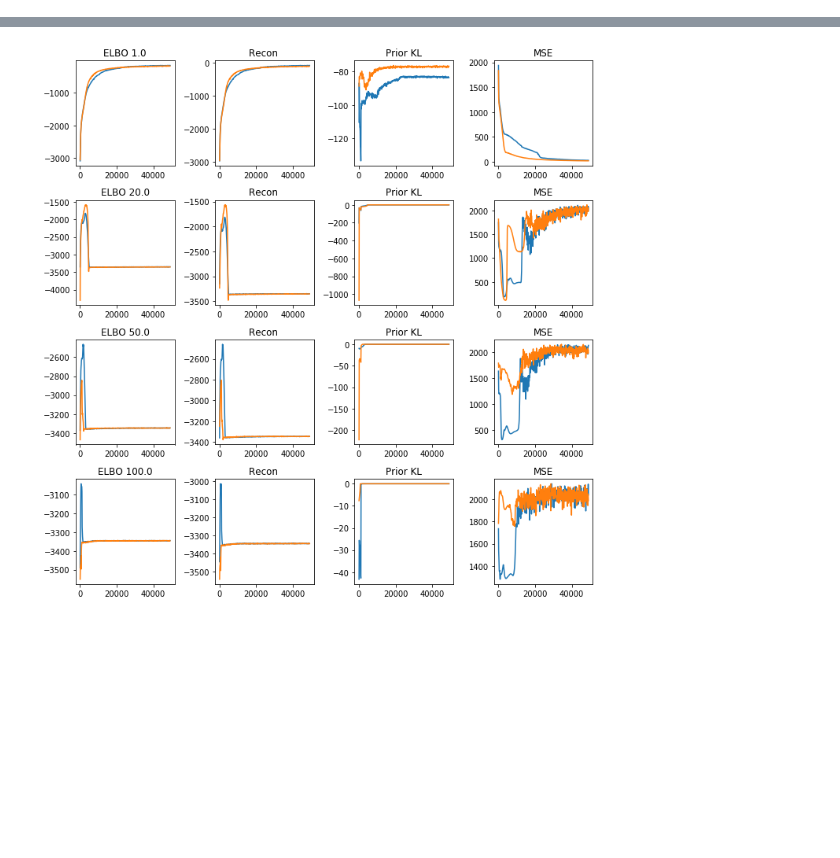
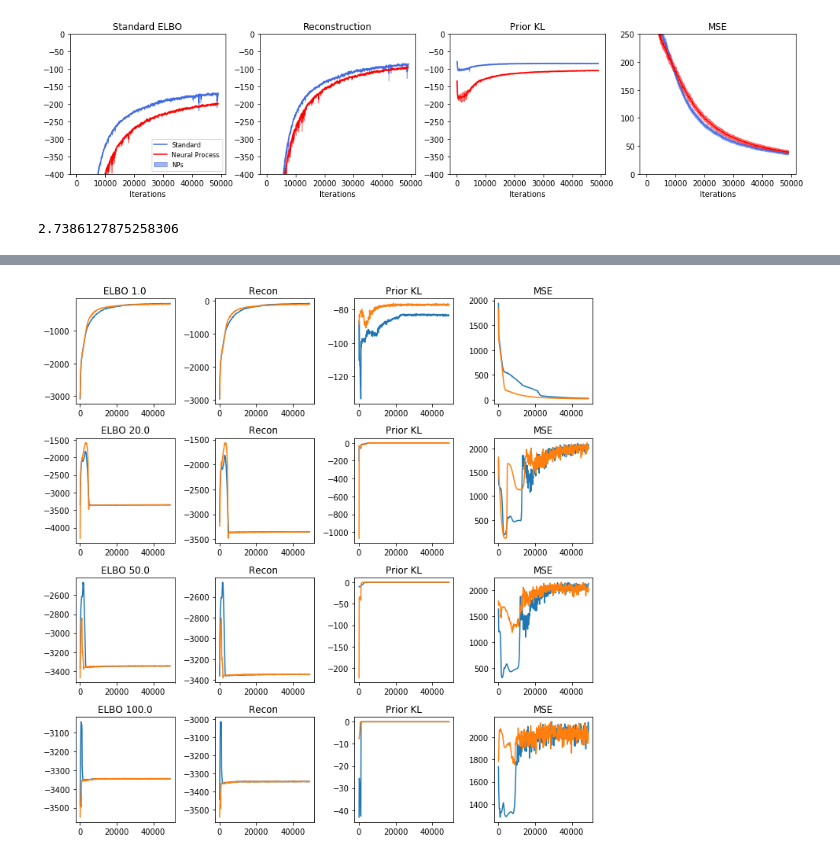
Before and after one commit to scrambledpie/GPVAE, a Jupyter notebook: Plotting Runs.ipynb, the cells around one changed output, grey strips where cells are left out. Drawn from its saved outputs; the diff is of its cells as text; code cells hidden in the pictures; blank space fills up the shorter version.

Commit message:
plot web

```diff
--- a/Plotting Runs.ipynb
+++ b/Plotting Runs.ipynb
@@ -1,3 +51,74 @@
+# %%
+import matplotlib.pyplot as plt
+
+fig, ax = plt.subplots(1, 4, figsize=(14,3.5))
+
+ax = [ax]
+cols = ['royalblue', 'red', 'green']
+
+for elbo, col in zip(['SIN', 'NP'], cols):
+
+    for axi, beta in zip(ax, ["1.0"]):
+
+
+        steps = res_dict[elbo][beta]['Step_mean'].values
+        elbo_i = res_dict[elbo][beta]['Test ELBO_mean'].values
+        elbo_isd = res_dict[elbo][beta]['Test ELBO_sd'].values
+
+        rec = res_dict[elbo][beta]['Test Reconstruction_mean'].values
+        rec_sd = res_dict[elbo][beta]['Test Reconstruction_sd'].values
+
+        pkl = res_dict[elbo][beta]['Test Prior KL_mean'].values
+        pkl_sd = res_dict[elbo][beta]['Test Prior KL_sd'].values
+
+        mse = res_dict[elbo][beta]['MSE_mean'].values
+        mse_sd = res_dict[elbo][beta]['MSE_sd'].values
+
+        alpha = 0.5
+
+        axi[0].plot(steps, elbo_i, color=col)
+        axi[0].fill_between(steps, elbo_i+elbo_isd, elbo_i-elbo_isd, alpha=alpha, color=col)
+        axi[0].set_title('Standard ELBO')
+        axi[0].set_ylim([-400,0])
+        axi[0].legend(["Standard", "Neural Process","NPs"], fontsize='small', frameon=True, loc='lower right')
+        axi[0].set_xlabel("Iterations")
+
+
+
+        axi[1].plot(steps, rec, color=col)
+        axi[1].fill_between(steps, rec+rec_sd, rec-rec_sd, alpha=alpha, color=col)
+        axi[1].set_title('Reconstruction')
+        axi[1].set_ylim([-400,0])
+#         axi[1].legend(["Standard Objective", "Neural Process Objective"], loc='lower center', ncol=2, bbox_to_anchor=(1.1, -0.5))
+        axi[1].set_xlabel("Iterations")
+
+
+        axi[2].plot(steps, pkl, color=col)
+        axi[2].fill_between(steps, pkl+pkl_sd, pkl-pkl_sd, alpha=alpha, color=col)
+        axi[2].set_title('Prior KL')
+        axi[2].set_ylim([-400,0])
+#         axi[2].legend(["Standard", "Neural Process"])
+        axi[2].set_xlabel("Iterations")
+
+
+        axi[3].plot(steps, mse, color=col)
+        axi[3].fill_between(steps, mse+mse_sd, mse-mse_sd, alpha=alpha, color=col)
+        axi[3].set_title('MSE')
+        axi[3].set_ylim([0, 250])
+#         axi[3].legend(["Standard", "Neural Process"])
+
+        axi[3].set_xlabel("Iterations")
+
+
+# fig.legend(["Standard", "Neural Process"], loc='lower center', bbox_to_anchor=(0.5, -0.05), ncol=2)
+fig.tight_layout()
+# %% [output]
+[figure, added]
+# %%
+import numpy as np
+np.sqrt(30/4)
+# %% [output]
+2.7386127875258306
 # %%
 import numpy as np
 import pandas as pd
```
Also changed, not shown: parts of 3 cells of this notebook, 1 other file.
